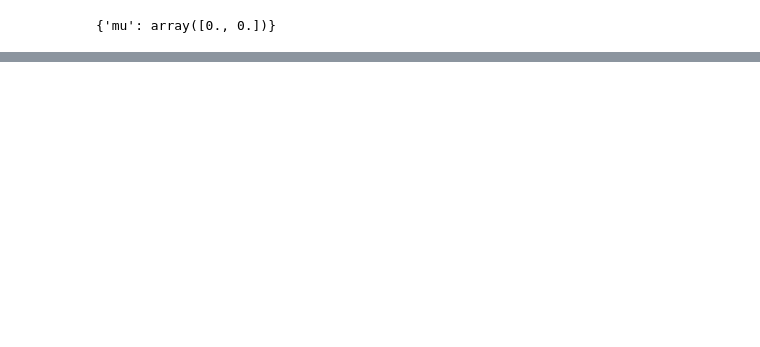
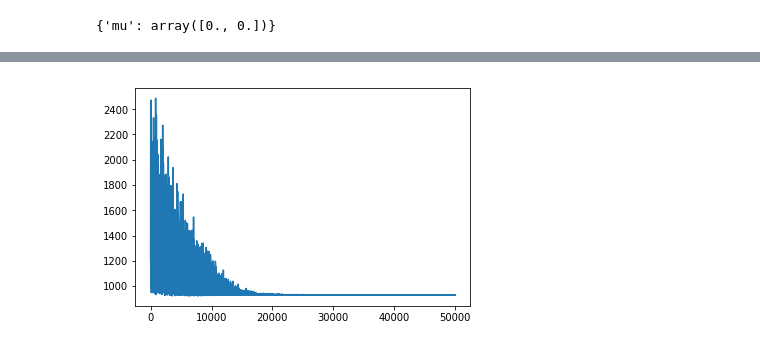
Before and after one commit to junpenglao/All-that-likelihood-with-PyMC3, a Jupyter notebook: Notebooks/Normal_mixture_logp.ipynb, the cells around one changed output, grey strips where cells are left out. Drawn from its saved outputs; the diff is of its cells as text; code cells hidden in the pictures; blank space fills up the shorter version.

```diff
--- a/Notebooks/Normal_mixture_logp.ipynb
+++ b/Notebooks/Normal_mixture_logp.ipynb
@@ -118,0 +119,5 @@ ax, logp = disp_logp(m3, transform=ordered.forward_val);
+# %%
+with m0:
+    approx = pm.fit(50000)
+    vi_sp = approx.sample(1000)
+    nuts_sp = pm.sample()
@@ -118,0 +132,4 @@ ax, logp = disp_logp(m3, transform=ordered.forward_val);
+# %%
+plt.plot(approx.hist);
+# %% [output]
+[figure, added]
```
Also changed, not shown: parts of 9 cells of this notebook.
